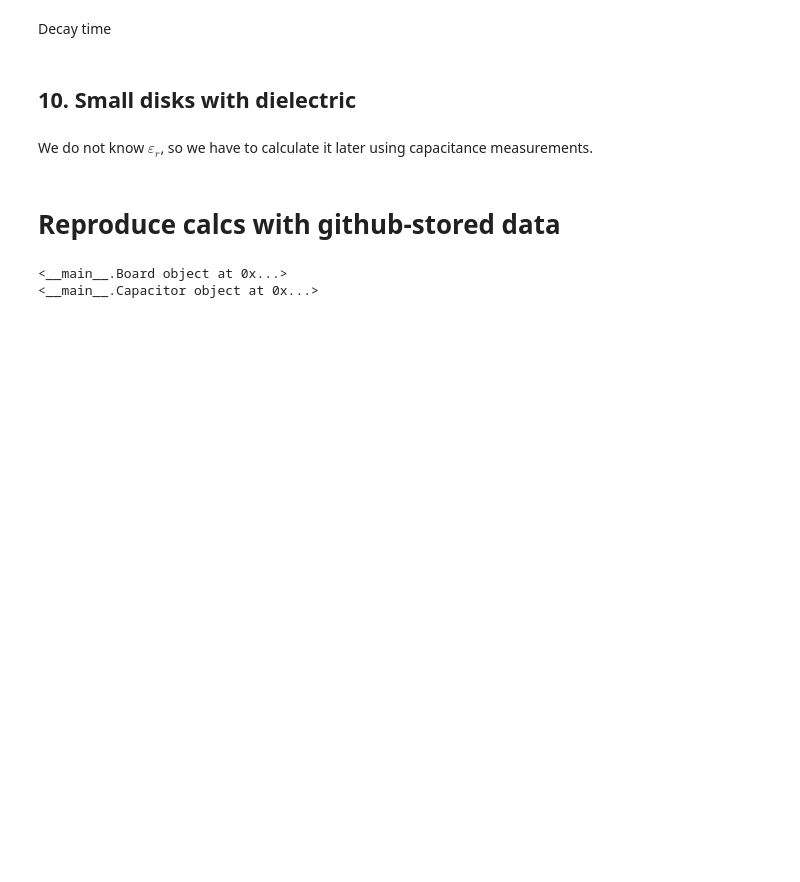
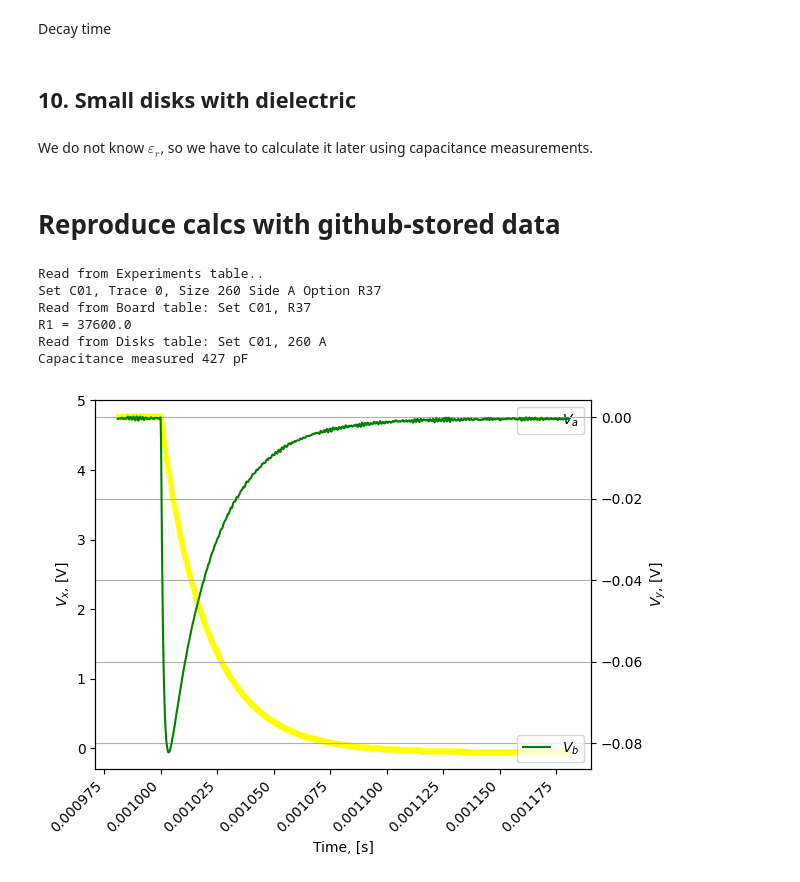
Before and after one commit to evgeny-kolonsky/Lab2_Capacitors, a Jupyter notebook: Lab2_Capacitor.ipynb, the cells around one changed output. Drawn from its saved outputs; the diff is of its cells as text; code cells hidden in the pictures; blank space fills up the shorter version.

```diff
--- a/Lab2_Capacitor.ipynb
+++ b/Lab2_Capacitor.ipynb
@@ -44,6 +44,9 @@ import json, requests
 import pandas as pd
 
 from quantiphy import Quantity
+# %%
+def q_Farad(x):
+  return str(Quantity(x,'F'))
 # %% [markdown]
 ## C12
 
@@ -452,5 +483,11 @@ class Experiment:
 # %%
-ex = Experiment('C01', size=260, side='A', option=1, trace_num=0)
+ex = Experiment('C01', trace_num=0)
+ex.plot_V()
 # %% [output]
-<__main__.Board object at 0x...>
-<__main__.Capacitor object at 0x...>
+Read from Experiments table..
+Set C01, Trace 0, Size 260 Side A Option R37
+Read from Board table: Set C01, R37
+R1 = 37600.0
+Read from Disks table: Set C01, 260 A
+Capacitance measured 427 pF
+[figure, added]
```
Also changed, not shown: parts of 9 cells of this notebook.
